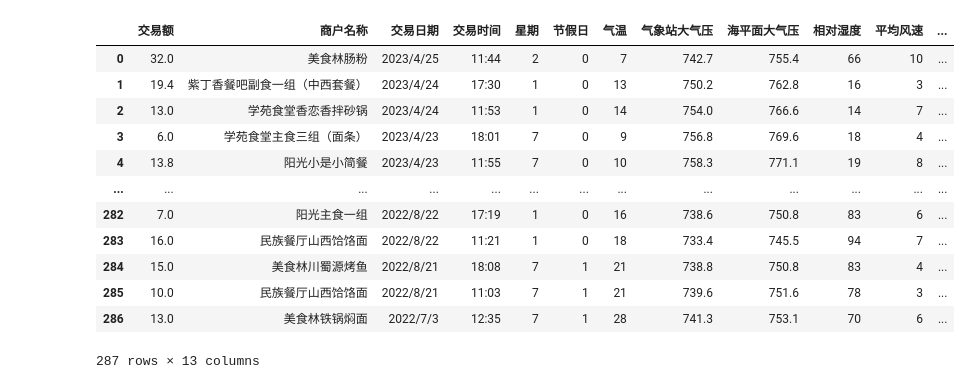
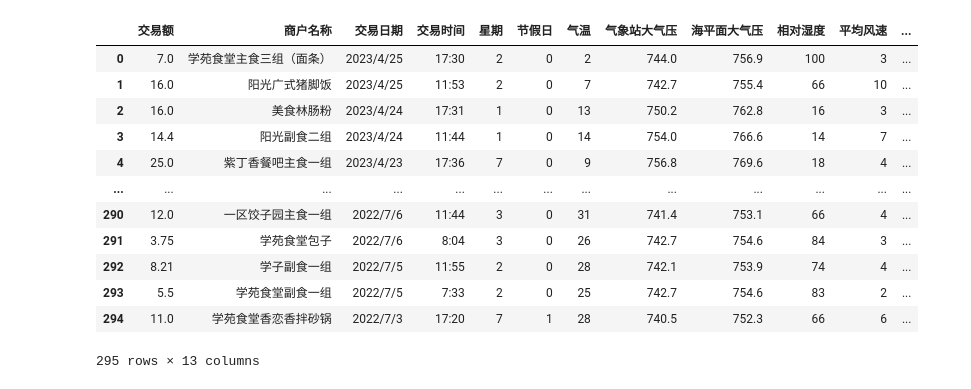
Before and after one commit to cijian23/Innovation, a Jupyter notebook: 数据处理/数据处理（综合）.ipynb, the cells around one changed output. Saved outputs shown, nothing was run; the diff lists cells and outputs as text; code cells hidden in the pictures.

```diff
--- a/数据处理/数据处理（综合）.ipynb
+++ b/数据处理/数据处理（综合）.ipynb
@@ -223,36 +223,36 @@ def save_data(df, file_path, file_name):
 # %%
 #通过更改文件名，处理不同组数据
-df = load_data('Data','li.csv')
+df = load_data('Data','chen.csv')
 climate = load_data('temp', 'climate.csv')
 
 abnormal_merchant = np.array(['淘乐学苑水果','学苑食堂霞姐饮品店','中央红小月亮门店5','中央红小月亮门店2'\
                              ,'中央红小月亮门店4','中央红小月亮门店6','中央红小月亮门店3','中央红小月亮正心楼'\
                              ,'中央红-水果','哈尔滨市南岗区淘乐水果捞店','中央红小月亮门店1','中央红-药店'\
                              ,'深澜网费对接','中央红-辣货','紫丁香餐吧酒水（聚鑫食品）','回味斋一餐厅酒水组'\
-                             ,'美芝林快客','灌制间'])
-df = cut_data(df, '商户名称',405, abnormal_merchant)
+                             ,'美芝林快客','灌制间','淘乐新果园','饺子园水吧'])
+df = cut_data(df, '商户名称',352, abnormal_merchant)
 df = merge_data(df)
 df = time2int(df)
 df = add_holiday(df)
 df = combine_climate(df, climate)
 df = add_timestamp(df)
 df = week2num(df)
 df = weather2num(df)
 df = select_data(df)
 df
 # %% [output]
 |  | 交易额 | 商户名称 | 交易日期 | 交易时间 | 星期 | 节假日 | 气温 | 气象站大气压 | 海平面大气压 | 相对湿度 | 平均风速 | ... |
-| 0 | 32.0 | 美食林肠粉 | 2023/4/25 | 11:44 | 2 | 0 | 7 | 742.7 | 755.4 | 66 | 10 | ... |
-| 1 | 19.4 | 紫丁香餐吧副食一组（中西套餐） | 2023/4/24 | 17:30 | 1 | 0 | 13 | 750.2 | 762.8 | 16 | 3 | ... |
-| 2 | 13.0 | 学苑食堂香恋香拌砂锅 | 2023/4/24 | 11:53 | 1 | 0 | 14 | 754.0 | 766.6 | 14 | 7 | ... |
-| 3 | 6.0 | 学苑食堂主食三组（面条） | 2023/4/23 | 18:01 | 7 | 0 | 9 | 756.8 | 769.6 | 18 | 4 | ... |
-| 4 | 13.8 | 阳光小是小简餐 | 2023/4/23 | 11:55 | 7 | 0 | 10 | 758.3 | 771.1 | 19 | 8 | ... |
+| 0 | 7.0 | 学苑食堂主食三组（面条） | 2023/4/25 | 17:30 | 2 | 0 | 2 | 744.0 | 756.9 | 100 | 3 | ... |
+| 1 | 16.0 | 阳光广式猪脚饭 | 2023/4/25 | 11:53 | 2 | 0 | 7 | 742.7 | 755.4 | 66 | 10 | ... |
+| 2 | 16.0 | 美食林肠粉 | 2023/4/24 | 17:31 | 1 | 0 | 13 | 750.2 | 762.8 | 16 | 3 | ... |
+| 3 | 14.4 | 阳光副食二组 | 2023/4/24 | 11:44 | 1 | 0 | 14 | 754.0 | 766.6 | 14 | 7 | ... |
+| 4 | 25.0 | 紫丁香餐吧主食一组 | 2023/4/23 | 17:36 | 7 | 0 | 9 | 756.8 | 769.6 | 18 | 4 | ... |
 | ... | ... | ... | ... | ... | ... | ... | ... | ... | ... | ... | ... | ... |
-| 282 | 7.0 | 阳光主食一组 | 2022/8/22 | 17:19 | 1 | 0 | 16 | 738.6 | 750.8 | 83 | 6 | ... |
-| 283 | 16.0 | 民族餐厅山西饸饹面 | 2022/8/22 | 11:21 | 1 | 0 | 18 | 733.4 | 745.5 | 94 | 7 | ... |
-| 284 | 15.0 | 美食林川蜀源烤鱼 | 2022/8/21 | 18:08 | 7 | 1 | 21 | 738.8 | 750.8 | 83 | 4 | ... |
-| 285 | 10.0 | 民族餐厅山西饸饹面 | 2022/8/21 | 11:03 | 7 | 1 | 21 | 739.6 | 751.6 | 78 | 3 | ... |
-| 286 | 13.0 | 美食林铁锅焖面 | 2022/7/3 | 12:35 | 7 | 1 | 28 | 741.3 | 753.1 | 70 | 6 | ... |
+| 290 | 12.0 | 一区饺子园主食一组 | 2022/7/6 | 11:44 | 3 | 0 | 31 | 741.4 | 753.1 | 66 | 4 | ... |
+| 291 | 3.75 | 学苑食堂包子 | 2022/7/6 | 8:04 | 3 | 0 | 26 | 742.7 | 754.6 | 84 | 3 | ... |
+| 292 | 8.21 | 学子副食一组 | 2022/7/5 | 11:55 | 2 | 0 | 28 | 742.1 | 753.9 | 74 | 4 | ... |
+| 293 | 5.5 | 学苑食堂副食一组 | 2022/7/5 | 7:33 | 2 | 0 | 25 | 742.7 | 754.6 | 83 | 2 | ... |
+| 294 | 11.0 | 学苑食堂香恋香拌砂锅 | 2022/7/3 | 17:20 | 7 | 1 | 28 | 740.5 | 752.3 | 66 | 6 | ... |
-287 rows × 13 columns
+295 rows × 13 columns
 # %%
 #保存到temp目录下
```
Also changed, not shown: parts of 2 cells of this notebook, 18 other files.
